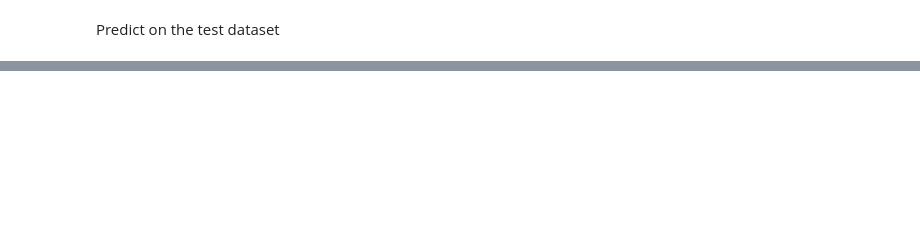
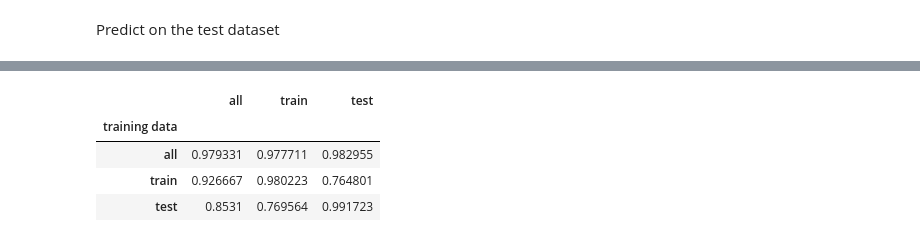
Before and after one commit to AllanLRH/master_thesis, a Jupyter notebook: joachim_exercise/joachim_exercise.ipynb, the cells around one changed output, grey strips where cells are left out. Drawn from its saved outputs; the diff is of its cells as text; code cells hidden in the pictures; blank space fills up the shorter version.

```diff
--- a/joachim_exercise/joachim_exercise.ipynb
+++ b/joachim_exercise/joachim_exercise.ipynb
@@ -587,0 +929,8 @@ for score, best_params in svc_best_params_list:
+# %%
+auc_df
+# %% [output]
+|  | all | train | test |
+| training data |  |  |  |
+| all | 0.979331 | 0.977711 | 0.982955 |
+| train | 0.926667 | 0.980223 | 0.764801 |
+| test | 0.8531 | 0.769564 | 0.991723 |
```
Also changed, not shown: parts of 71 cells of this notebook, 2 other files.
